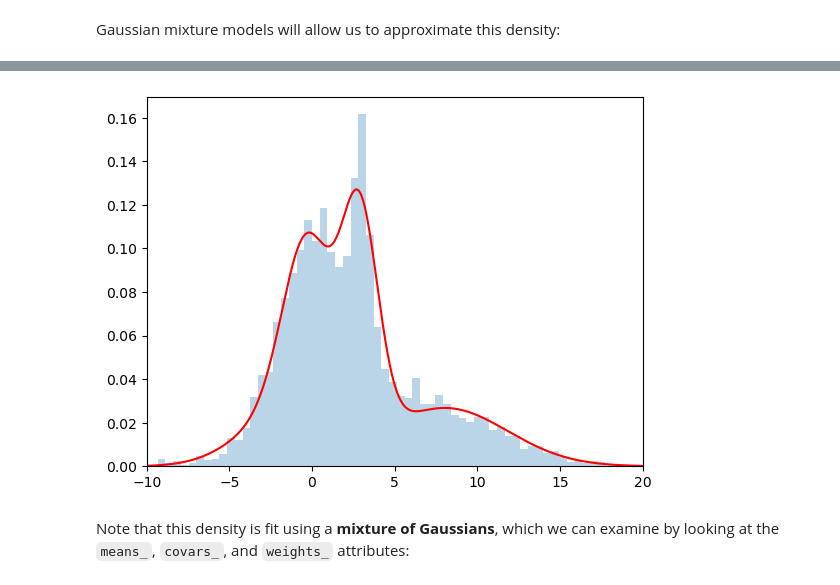
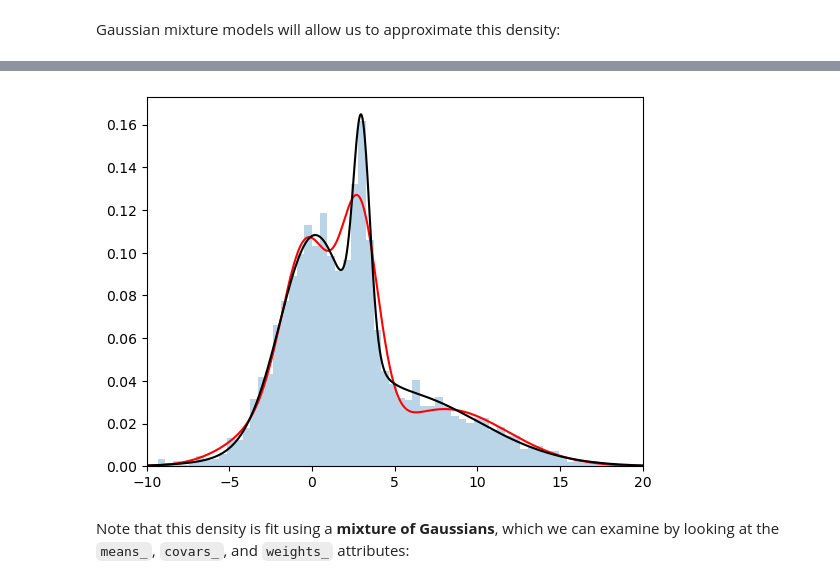
Before and after one commit to brockparker/Coursework, a Jupyter notebook: ASTR-513/Lectures/Scikit-learn-master/notebooks/04.3-Density-GMM.ipynb, the cells around one changed output, grey strips where cells are left out. Cells and saved outputs as stored; diff of their text form; code cells hidden in the pictures.

```diff
--- a/ASTR-513/Lectures/Scikit-learn-master/notebooks/04.3-Density-GMM.ipynb
+++ b/ASTR-513/Lectures/Scikit-learn-master/notebooks/04.3-Density-GMM.ipynb
@@ -86,9 +76,10 @@ density = np.array([np.exp(clf.score([[xp]])) for xp in xpdf])
 # %%
 plt.hist(x, 80, density=True, alpha=0.3)
 plt.plot(xpdf, density, '-r')
+plt.plot(z, rv, 'k')
 plt.xlim(-10, 20);
 # %% [output]
-[figure, old version]
+[figure, new version]
 # %% [markdown]
 Note that this density is fit using a **mixture of Gaussians**, which we can examine by looking at the ``means_``, ``covars_``, and ``weights_`` attributes:
 # %%
```
Also changed, not shown: parts of 2 cells of this notebook.
